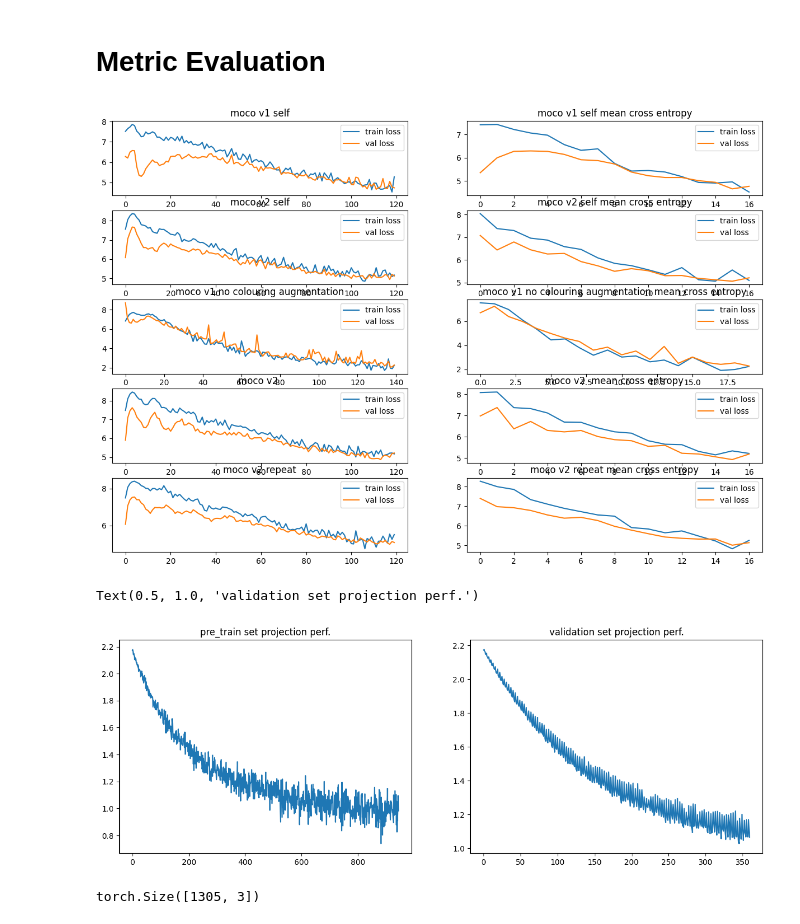
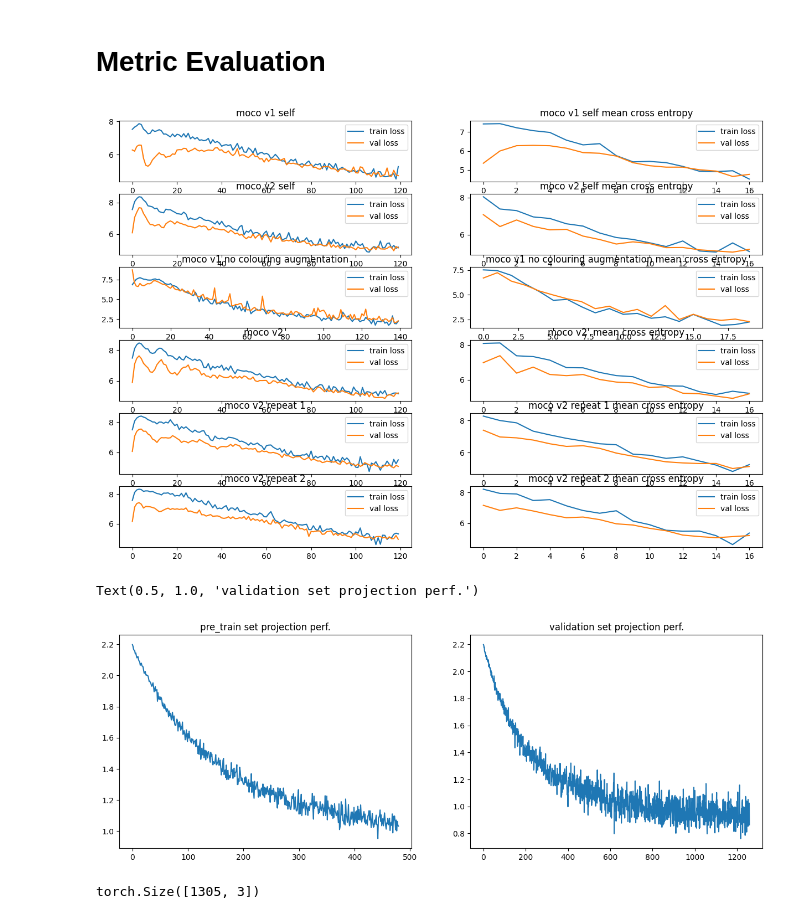
Before and after one commit to xu-shitong/Contrastive-Medical-Image-Classification, a Jupyter notebook: moco/moco.ipynb, the cells around one changed output. Cells and saved outputs as stored; diff of their text form; code cells hidden in the pictures.

Commit message:
milestone of all 3 models, swav still in tuning

```diff
--- a/moco/moco.ipynb
+++ b/moco/moco.ipynb
@@ -515,7 +515,8 @@ model.eval()
 eval_set_info = [("val_loader", val_loader, PROJ_HEAD_EPOCH_NUM * 8), ("pretrain_loader", pretrain_loader, PROJ_HEAD_EPOCH_NUM)]
 for eval_loader_name, eval_loader, eval_epoch_num in eval_set_info:
     classification_head = nn.Linear(128, 9).cuda(args.gpu)
-    head_optimizer = torch.optim.SGD(classification_head.parameters(), 0.05)
+    head_optimizer = torch.optim.SGD(model.parameters(), 0.03, momentum=0.9, weight_decay=1e-4)
+
     ce_loss = nn.CrossEntropyLoss(reduction="mean")
 
     classification_head.train()
@@ -595,47 +596,48 @@ file_names = [
   "./epochs20_batch128_lr0.03_momentum0.9_loss-typeself_V2False_old.txt",
   "./epochs20_batch128_lr0.03_momentum0.9_loss-typeself_V2True_old.txt",
   "./epochs20_batch128_lr0.03_momentum0.9_loss-typeself_V2False_no-colouring_old.txt",
   "./epochs20_batch128_lr0.03_momentum0.9_loss-typeself_V2True.txt",
-  "./70407_epochs20_batch128_lr0.03_momentum0.9_loss-typeself_V2True.txt"
+  "./70407_epochs20_batch128_lr0.03_momentum0.9_loss-typeself_V2True.txt",
+  "./71101_71382_71440_epochs20_batch128_lr0.03_momentum0.9_moco-momentum0.999_loss-typeself_V2True.txt",
 ]
 fig, axarr = plt.subplots(len(file_names), 2, figsize=(15, 10))
-names = ["moco v1 self", "moco v2 self", "moco v1 no colouring augmentation", "moco v2 ", "moco v2 repeat"] # titles for each row of image, substitute of file name
+names = ["moco v1 self", "moco v2 self", "moco v1 no colouring augmentation", "moco v2 ", "moco v2 repeat 1", "moco v2 repeat 2"] # titles for each row of image, substitute of file name
 for i, file_name in enumerate(file_names):
   losses = extract_float(file_name) # shape [iteration_number * print num per iteration, 8], only loss at index [5, 7] are useful for plot
   train_index = {} # additional plot other than losses
   val_index = {}
   mean_loss_index = [i * 7 + 6 for i in range(losses.shape[0] // 7)]
 
   for j, idx in enumerate(train_index):
     axarr[i, j+1].plot(losses[:, idx])
 
   for j, idx in enumerate(val_index):
     axarr[i, j+1].plot(losses[:, idx])
     axarr[i, j+1].set_title(train_index[idx])
 
   axarr[i, 0].plot(losses[:, 5], label="train loss")
   axarr[i, 0].plot(losses[:, 7], label="val loss")
   axarr[i, 0].set_title(names[i])
   axarr[i, 0].legend(loc="upper right")
 
 
   axarr[i, -1].plot(losses[mean_loss_index, 5], label="train loss")
   axarr[i, -1].plot(losses[mean_loss_index, 7], label="val loss")
   axarr[i, -1].set_title(names[i] + " mean cross entropy")
   axarr[i, -1].legend(loc="upper right")
 # %% [output]
-[figure, old version]
+[figure, new version]
 # %%
-file_name = "./70477_epochs20_batch128_lr0.03_momentum0.9_loss-typeself_V2True.txt"
+file_name = "./71101_71382_71440_epochs20_batch128_lr0.03_momentum0.9_moco-momentum0.999_loss-typeself_V2True.txt"
 fig, axarr = plt.subplots(1, 2, figsize=(15, 5))
 losses = extract_float(file_name, "classification loss: ")
-axarr[0].plot(losses[:945, 2])
+axarr[0].plot(losses[:480, 2])
 axarr[0].set_title("pre_train set projection perf.")
-axarr[1].plot(losses[945:, 2])
+axarr[1].plot(losses[480:, 2])
 axarr[1].set_title("validation set projection perf.")
 # %% [output]
 Text(0.5, 1.0, 'validation set projection perf.')
-[figure, old version]
+[figure, new version]
 # %%
 losses.shape
 # %% [output]
```
Also changed, not shown: 8 other files.
